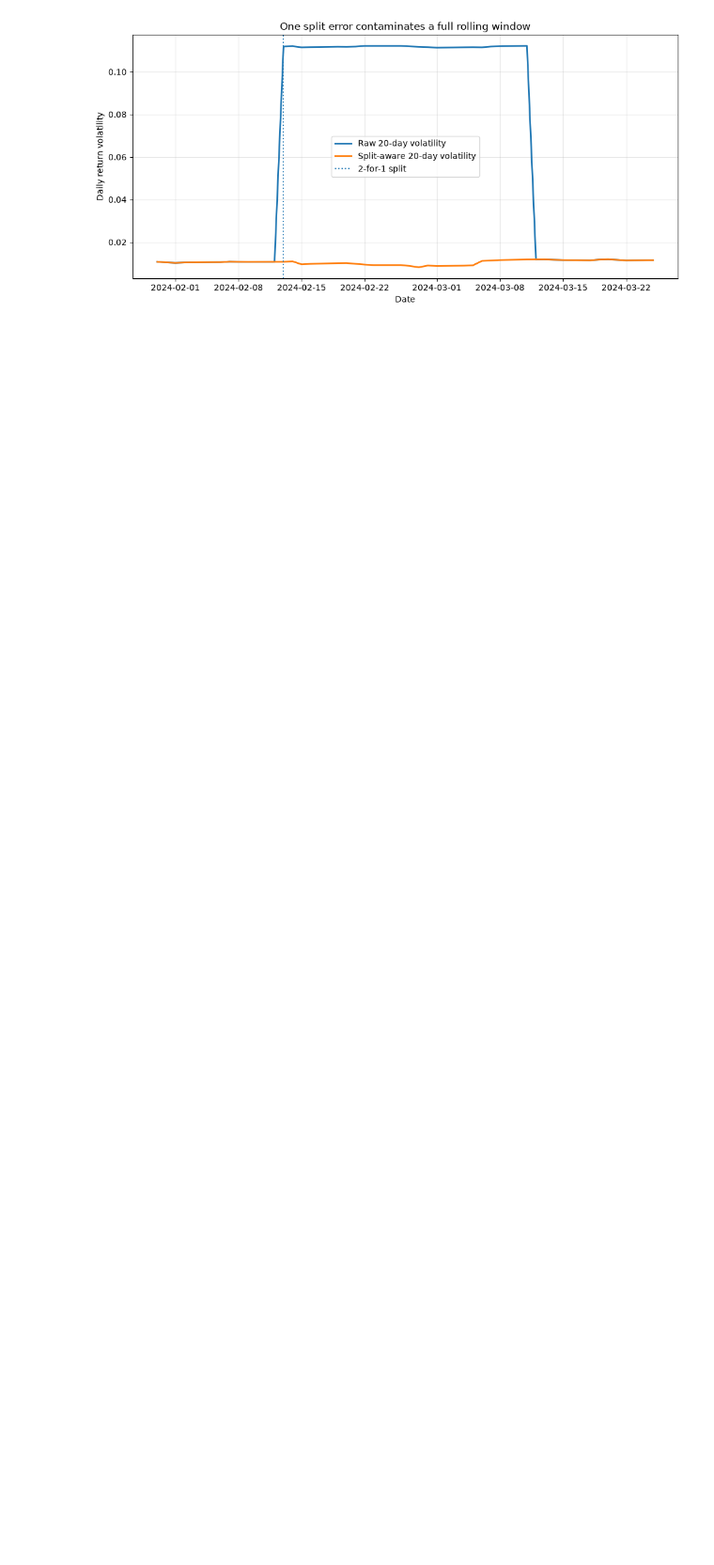
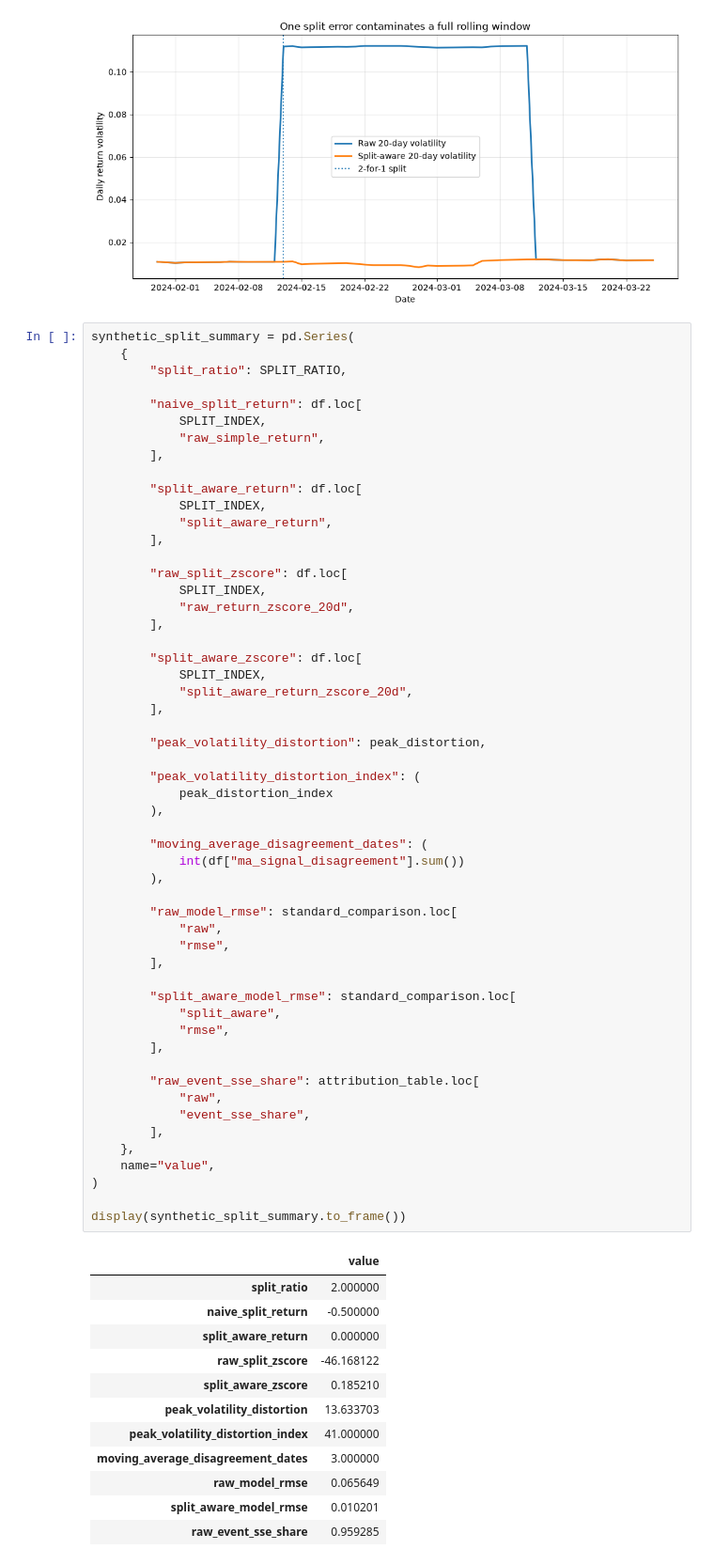
Before and after one commit to iwaniuk-a/returns-corporate-action-forensics, a Jupyter notebook: notebooks/01_synthetic_split.ipynb, the cells around one changed output. Shown at 94% size. Saved outputs shown, nothing was run; the diff lists cells and outputs as text; blank space fills up the shorter version.

```diff
--- a/notebooks/01_synthetic_split.ipynb
+++ b/notebooks/01_synthetic_split.ipynb
@@ -1763,3 +1763,70 @@ fig.savefig(
 plt.show()
 # %% [output]
 [figure]
+# %%
+synthetic_split_summary = pd.Series(
+    {
+        "split_ratio": SPLIT_RATIO,
+
+        "naive_split_return": df.loc[
+            SPLIT_INDEX,
+            "raw_simple_return",
+        ],
+
+        "split_aware_return": df.loc[
+            SPLIT_INDEX,
+            "split_aware_return",
+        ],
+
+        "raw_split_zscore": df.loc[
+            SPLIT_INDEX,
+            "raw_return_zscore_20d",
+        ],
+
+        "split_aware_zscore": df.loc[
+            SPLIT_INDEX,
+            "split_aware_return_zscore_20d",
+        ],
+
+        "peak_volatility_distortion": peak_distortion,
+
+        "peak_volatility_distortion_index": (
+            peak_distortion_index
+        ),
+
+        "moving_average_disagreement_dates": (
+            int(df["ma_signal_disagreement"].sum())
+        ),
+
+        "raw_model_rmse": standard_comparison.loc[
+            "raw",
+            "rmse",
+        ],
+
+        "split_aware_model_rmse": standard_comparison.loc[
+            "split_aware",
+            "rmse",
+        ],
+
+        "raw_event_sse_share": attribution_table.loc[
+            "raw",
+            "event_sse_share",
+        ],
+    },
+    name="value",
+)
+
+display(synthetic_split_summary.to_frame())
+# %% [output]
+|  | value |
+| split_ratio | 2.000000 |
+| naive_split_return | -0.500000 |
+| split_aware_return | 0.000000 |
+| raw_split_zscore | -46.168122 |
+| split_aware_zscore | 0.185210 |
+| peak_volatility_distortion | 13.633703 |
+| peak_volatility_distortion_index | 41.000000 |
+| moving_average_disagreement_dates | 3.000000 |
+| raw_model_rmse | 0.065649 |
+| split_aware_model_rmse | 0.010201 |
+| raw_event_sse_share | 0.959285 |
```
Also changed, not shown: parts of 2 cells of this notebook, 6 other files.
